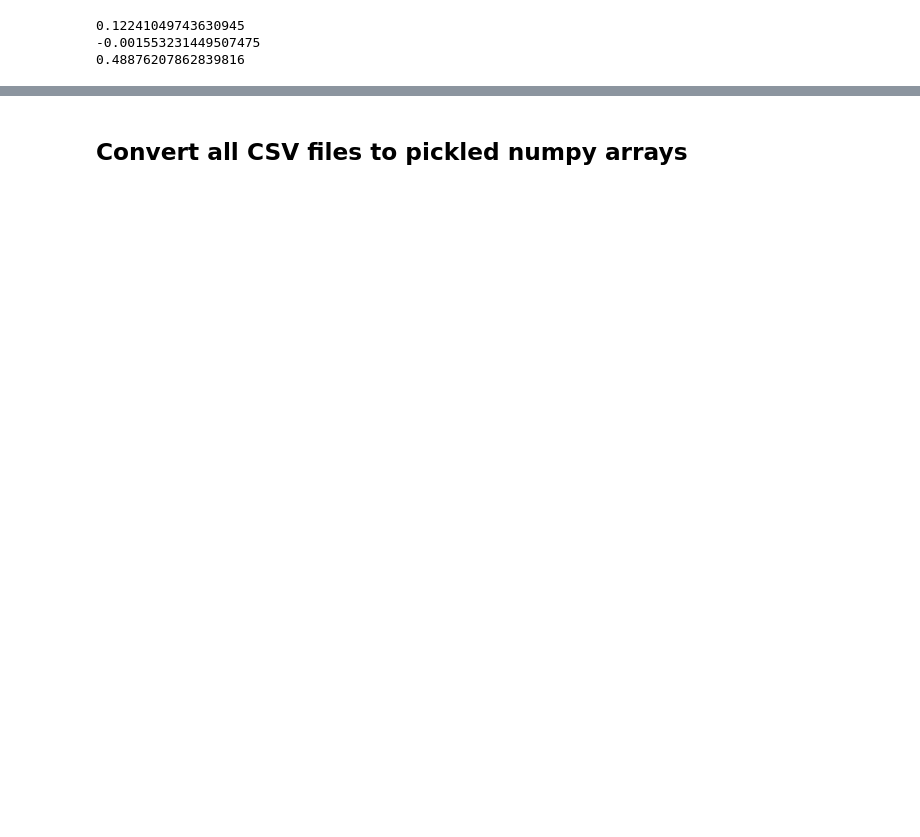
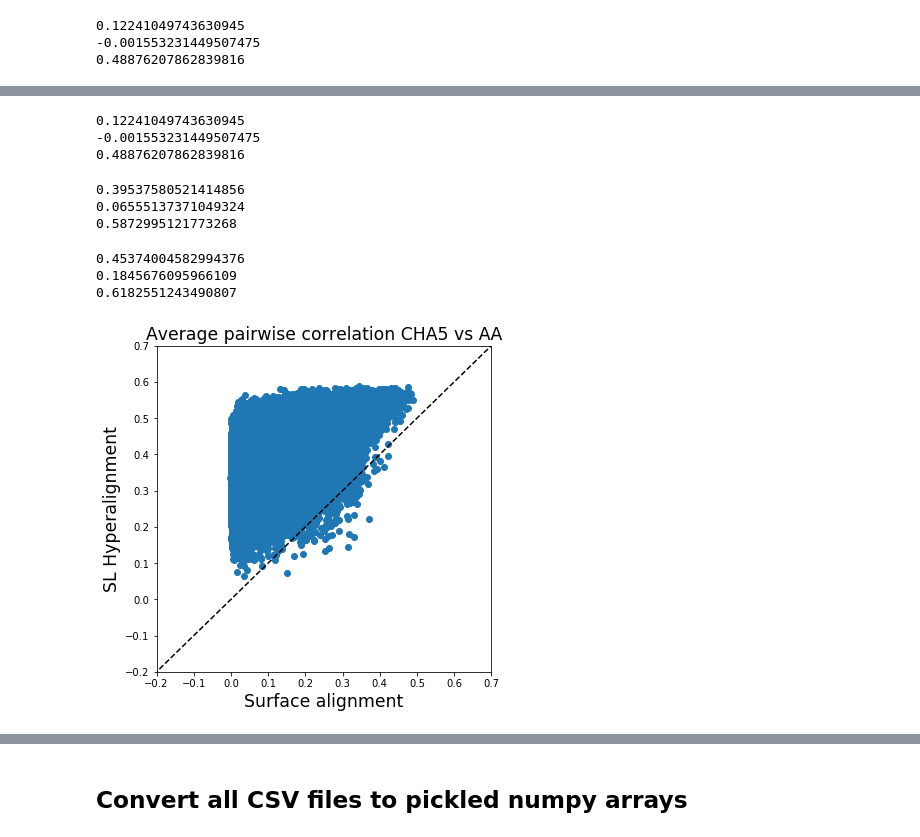
Before and after one commit to Lslipski/olp4cbp_hyperalignment, a Jupyter notebook: Load Matlab Searchlight Spheres.ipynb, the cells around one changed output, grey strips where cells are left out. Cells and saved outputs as stored; diff of their text form; code cells hidden in the pictures; blank space fills up the shorter version.

```diff
--- a/Load Matlab Searchlight Spheres.ipynb
+++ b/Load Matlab Searchlight Spheres.ipynb
@@ -345,3 +312,44 @@ plt.show()
 # %%
-isc_ha = h5load(os.path.join(resultsdir,'cha_isc_202_subs.hdf5.gz'))
-isc_aa = h5load(os.path.join(resultsdir,'anatomical_isc_202_subs.hdf5.gz'))
+isc_ha5 = h5load(os.path.join(resultsdir,'cha_isc_subs-202_radius-5.hdf5.gz'))
+isc_ha10 = h5load(os.path.join(resultsdir,'cha_isc_subs-202_radius-10.hdf5.gz'))
+isc_aa = h5load(os.path.join(resultsdir,'anatomical_isc_subs-202_radius-5.hdf5.gz'))
+# %%
+# AA
+print(np.mean(isc_aa))
+print(np.min(isc_aa))
+print(np.max(isc_aa))
+# %% [output]
+0.12241049743630945
+-0.001553231449507475
+0.48876207862839816
+# %%
+# CHA 5
+print(np.mean(isc_ha5))
+print(np.min(isc_ha5))
+print(np.max(isc_ha5))
+# %% [output]
+0.39537580521414856
+0.06555137371049324
+0.5872995121773268
+# %%
+# CHA 10
+print(np.mean(isc_ha10))
+print(np.min(isc_ha10))
+print(np.max(isc_ha10))
+# %% [output]
+0.45374004582994376
+0.1845676095966109
+0.6182551243490807
+# %%
+# plt CHA 5 vs AA
+plt.figure(figsize=(6, 6))
+plt.scatter(isc_aa, isc_ha5)
+plt.xlim([-.2, .7])
+plt.ylim([-.2, .7])
+plt.xlabel('Surface alignment', size='xx-large')
+plt.ylabel('SL Hyperalignment', size='xx-large')
+plt.title('Average pairwise correlation CHA5 vs AA', size='xx-large')
+plt.plot([-1, 1], [-1, 1], 'k--')
+plt.show()
+# %% [output]
+[figure, added]
```
Also changed, not shown: parts of 17 cells of this notebook.
